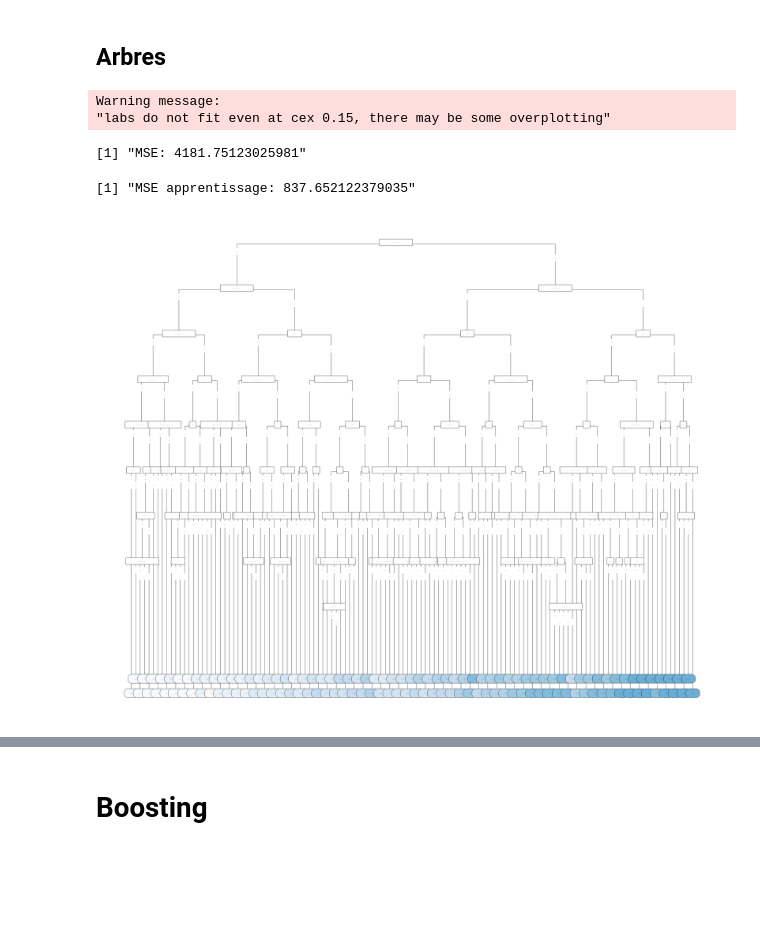
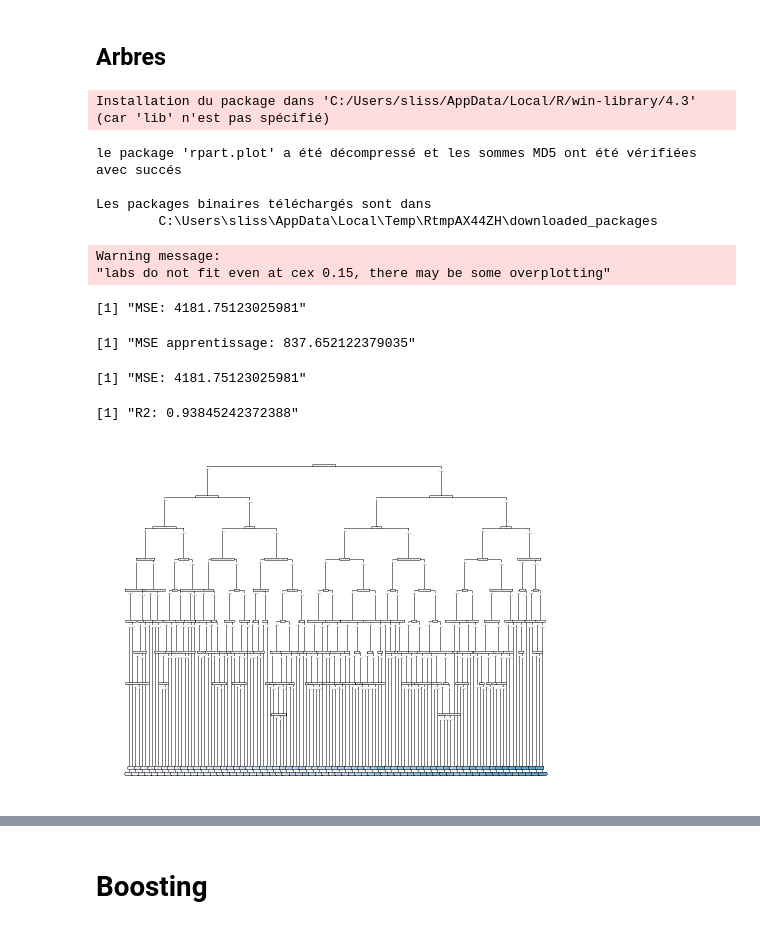
Before and after one commit to P-Point-all/ML_Gym_exercise, a Jupyter notebook: ML_Gym.ipynb, the cells around one changed output, grey strips where cells are left out. Drawn from its saved outputs; the diff is of its cells as text; code cells hidden in the pictures; blank space fills up the shorter version.

```diff
--- a/ML_Gym.ipynb
+++ b/ML_Gym.ipynb
@@ -512,20 +552,30 @@ Number of Support Vectors:  16
 # %% [markdown]
 ## Arbres
 # %%
-#install.packages("rpart.plot")
+install.packages("rpart.plot")
+# %% [output]
+Installation du package dans 'C:/Users/sliss/AppData/Local/R/win-library/4.3'
+(car 'lib' n'est pas spécifié)
+le package 'rpart.plot' a été décompressé et les sommes MD5 ont été vérifiées avec succés
+
+Les packages binaires téléchargés sont dans
+        C:\Users\sliss\AppData\Local\Temp\RtmpAX44ZH\downloaded_packages
 # %%
-library(rpart)
-library(rpart.plot)
 tree.reg=rpart(calories_burned_train~.,data=gym_train,control=rpart.control(maxdepth=9, minsplit = 3, minbucket = 3, cp = 0.0001))
 rpart.plot(tree.reg,type=5,extra=101)
 pred.treer=predict(tree.reg,newdata=gym_test)
-mse_treer <- mean((calories_burned_test - pred.treer)^2)
-paste("MSE: ",mse_treer,sep="")
 mse_appr_treer <- mean((calories_burned_train - predict(tree.reg,newdata=gym_train))^2)
 paste("MSE apprentissage: ",mse_appr_treer,sep="")
+
+mse_treer <- MSE(calories_burned_test,pred.treer)
+R2_treer <- R2(calories_burned_test,pred.treer)
+paste("MSE: ",mse_treer ,sep="")
+paste("R2: ",R2_treer ,sep="")
 # %% [output]
 Warning message:
 "labs do not fit even at cex 0.15, there may be some overplotting"
 [1] "MSE: 4181.75123025981"
 [1] "MSE apprentissage: 837.652122379035"
+[1] "MSE: 4181.75123025981"
+[1] "R2: 0.93845242372388"
-[figure, old version]
+[figure, new version]
```
Also changed, not shown: parts of 39 cells of this notebook, 1 other file.
